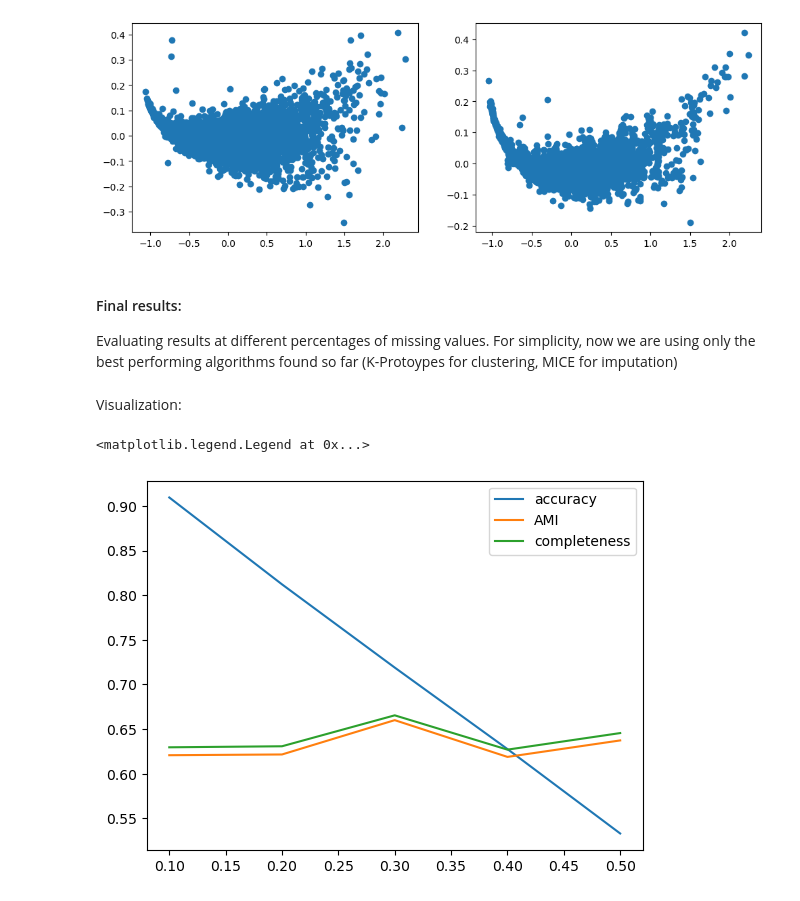
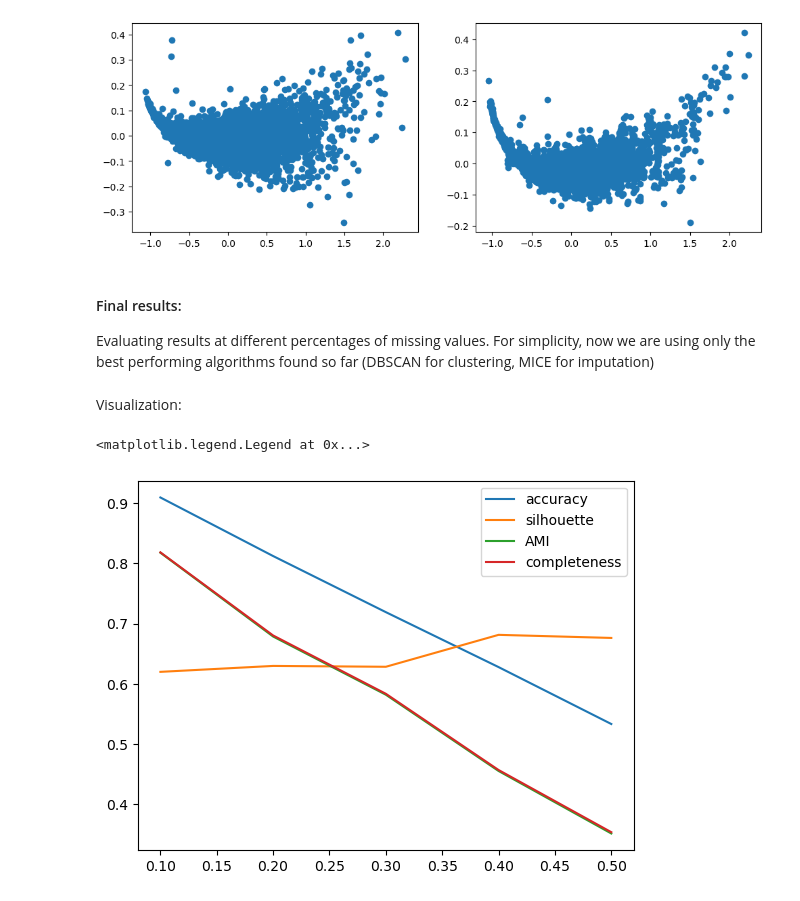
Before and after one commit to TommasoCapacci/DQ_Project_Clustering_2022, a Jupyter notebook: code/tommy_final.ipynb, the cells around one changed output. Cells and saved outputs as stored; diff of their text form; code cells hidden in the pictures.

```diff
--- a/deliverables/tommy_final.ipynb
+++ b/code/tommy_final.ipynb
@@ -440,19 +440,21 @@ Accuracy: 0.533
 [figure]
 # %% [markdown]
 #### Final results:
-Evaluating results at different percentages of missing values. For simplicity, now we are using only the best performing algorithms found so far (K-Protoypes for clustering, MICE for imputation)
+Evaluating results at different percentages of missing values. For simplicity, now we are using only the best performing algorithms found so far (DBSCAN for clustering, MICE for imputation)
 # %%
-from sklearn.metrics import adjusted_mutual_info_score, adjusted_rand_score, completeness_score
+from sklearn.metrics import adjusted_mutual_info_score, completeness_score
 
-def compute_clusters_comparison_scores(ground_truth, predictions):
+def compute_clusters_comparison_scores(df, ground_truth, predictions):
+    silhouette = silhouette_score(df, predictions)
 
     # ground_truth and predictions are the true labels and the clustering result, respectively
     ami = adjusted_mutual_info_score(ground_truth, predictions)
     completeness = completeness_score(ground_truth, predictions)
 
-    return ami, completeness
+    return silhouette, ami, completeness
 # %%
 accuracy = []
+silhouette = []
 AMI = []
 Completeness = []
 for test_ind in range(5):
@@ -516,20 +518,22 @@ for test_ind in range(5):
     accuracy.append(compute_accuracy(df, df_test))
 
     # Apply clustering
-    kprototype_test = KPrototypes(n_jobs = -1, n_clusters = k, init = 'Huang', random_state = 0)
-    kprototype_test.fit_predict(df_test, categorical = catColumnsPos)
+    X = gower.gower_matrix(df_test)
+    db_test = DBSCAN(eps = 0.1, min_samples = 5, metric = "precomputed").fit(X)
 
     # Comparison scores computation
-    ami_s_k, completeness_s_k = compute_clusters_comparison_scores(kprototype.labels_, kprototype_test.labels_)
-    AMI.append(ami_s_k)
-    Completeness.append(completeness_s_k)
+    sil, ami, completeness = compute_clusters_comparison_scores(pd.get_dummies(df_test), db.labels_, db_test.labels_)
+    silhouette.append(sil)
+    AMI.append(ami)
+    Completeness.append(completeness)
 # %% [markdown]
 Visualization:
 # %%
 plt.plot(perc, accuracy, label='accuracy')
+plt.plot(perc, silhouette, label='silhouette')
 plt.plot(perc, AMI, label='AMI')
 plt.plot(perc, Completeness, label='completeness')
 plt.legend()
 # %% [output]
 <matplotlib.legend.Legend at 0x...>
-[figure, old version]
+[figure, new version]
```
Also changed, not shown: parts of 3 cells of this notebook, 2 other files.
